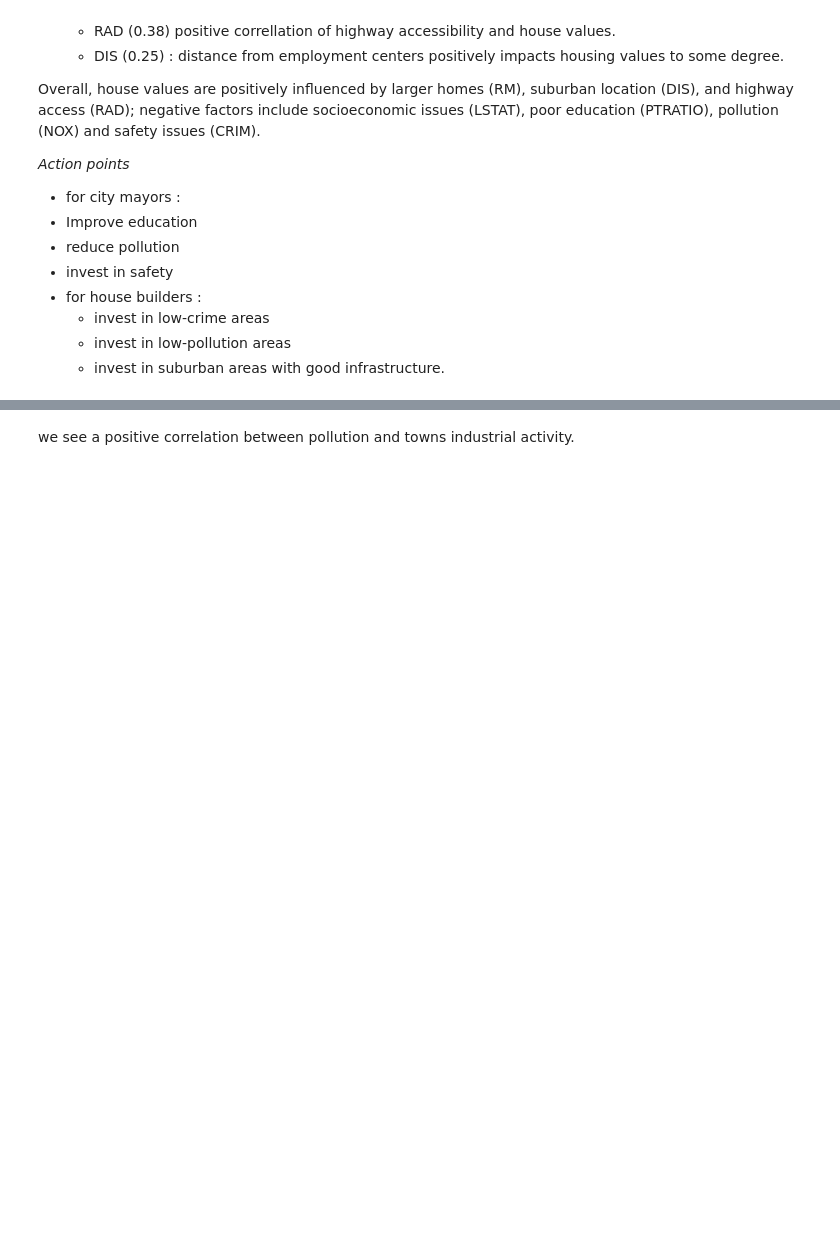
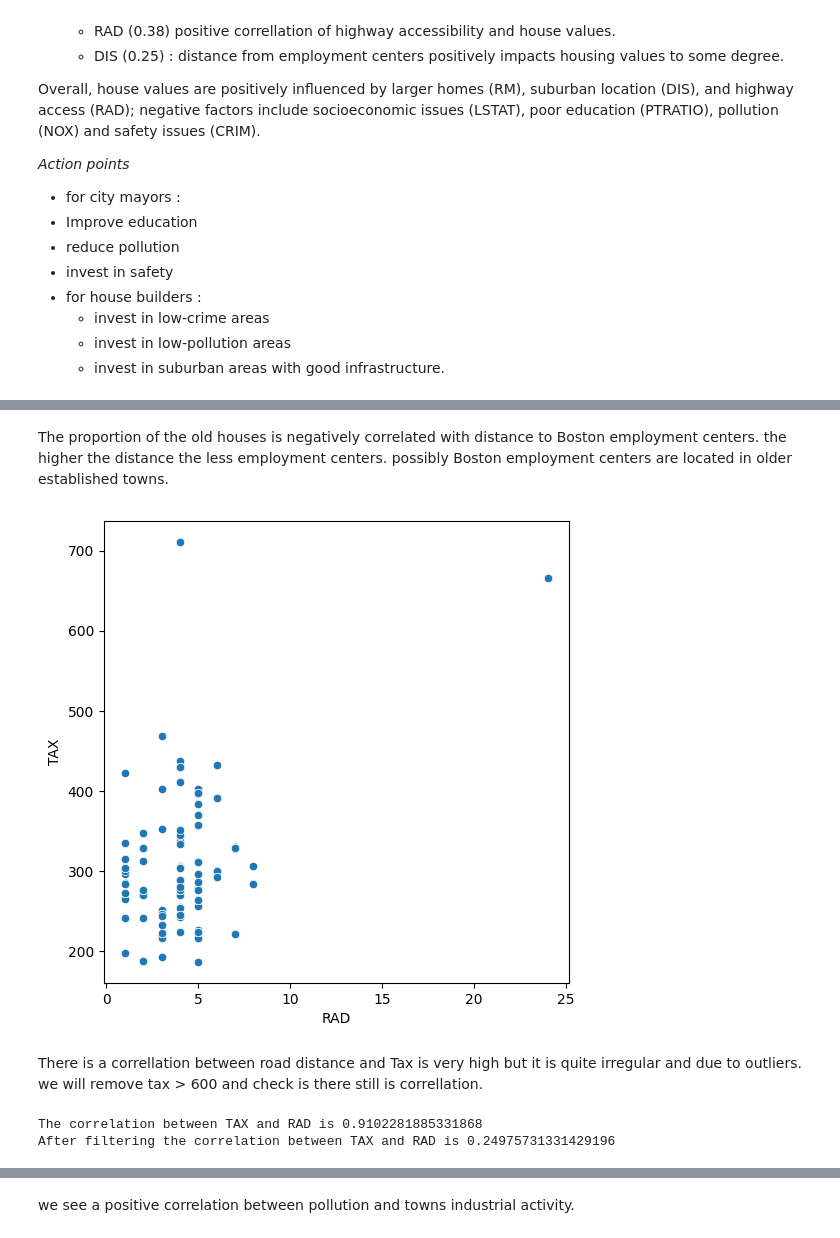
Before and after one commit to avandenberghe/boston_correllation, a Jupyter notebook: Boston_house_price_Full_Code.ipynb, the cells around one changed output, grey strips where cells are left out. Drawn from its saved outputs; the diff is of its cells as text; code cells hidden in the pictures; blank space fills up the shorter version.

```diff
--- a/Boston_house_price_Full_Code.ipynb
+++ b/Boston_house_price_Full_Code.ipynb
@@ -428,0 +458,26 @@ INDUS <-> NOX
+# %% [markdown]
+The proportion of the old houses is negatively correlated with distance to Boston employment centers. the higher the distance the less employment centers. possibly Boston employment centers are located in older established towns.
+# %%
+# RAD vs TAX
+plt.figure(figsize = [6, 6])
+sns.scatterplot(x = df.RAD, y = df.TAX)
+plt.show()
+# %% [output]
+[figure, added]
+# %% [markdown]
+There is a correllation between road distance and Tax is very high but it is quite irregular and due to outliers.
+we will remove tax > 600 and check is there still is correllation.
+# %%
+# Import the required function
+from scipy.stats import pearsonr
+
+# Calculate the correlation
+print('The correlation between TAX and RAD is', pearsonr(df['TAX'], df['RAD'])[0])
+
+df1 = df[df['TAX'] < 600]
+
+# Calculate the correlation
+print('After filtering the correlation between TAX and RAD is', pearsonr(df1['TAX'], df1['RAD'])[0])
+# %% [output]
+The correlation between TAX and RAD is 0.9102281885331868
+After filtering the correlation between TAX and RAD is 0.24975731331429196
```
Also changed, not shown: parts of 70 cells of this notebook.
